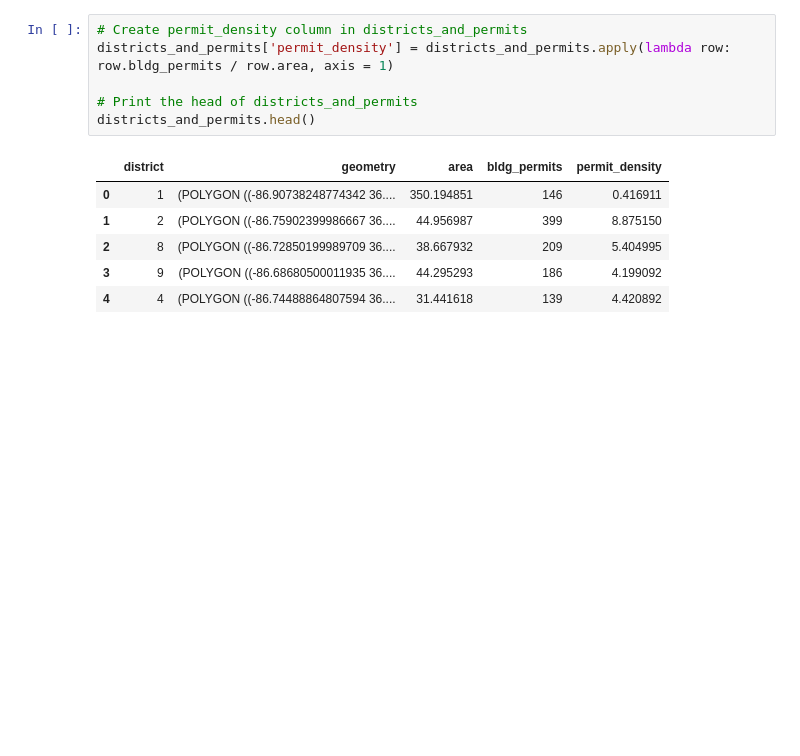
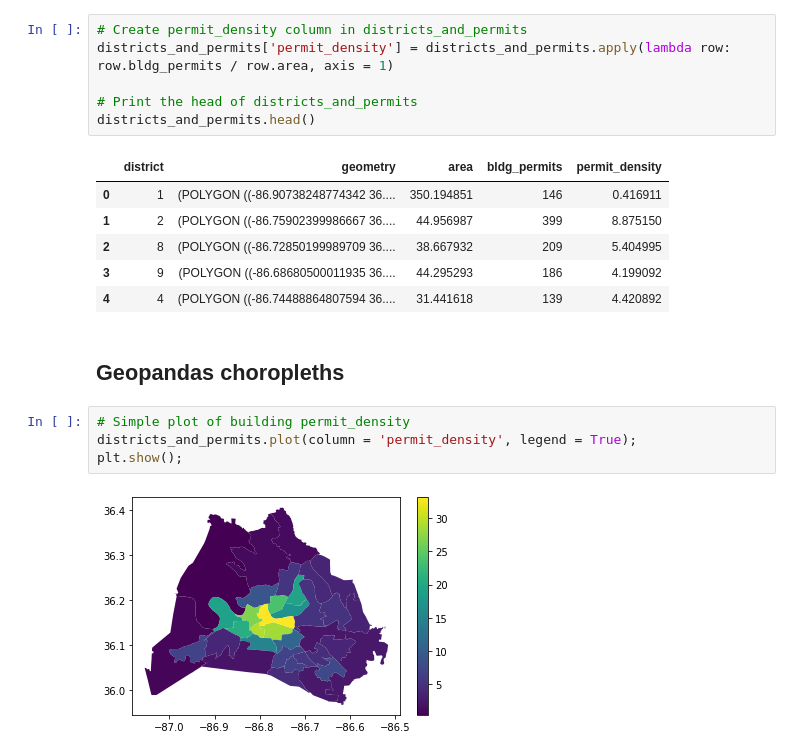
Before and after one commit to ThinNandarSoe/DataCamp, a Jupyter notebook: Visualizing Geospatial Data in Python/Chapter4.ipynb, the cells around one changed output. Drawn from its saved outputs; the diff is of its cells as text; blank space fills up the shorter version.

```diff
--- a/Visualizing Geospatial Data in Python/Chapter4.ipynb
+++ b/Visualizing Geospatial Data in Python/Chapter4.ipynb
@@ -114,3 +116,11 @@ districts_and_permits.head()
 | 2 | 8 | (POLYGON ((-86.72850199989709 36.... | 38.667932 | 209 | 5.404995 |
 | 3 | 9 | (POLYGON ((-86.68680500011935 36.... | 44.295293 | 186 | 4.199092 |
 | 4 | 4 | (POLYGON ((-86.74488864807594 36.... | 31.441618 | 139 | 4.420892 |
+# %% [markdown]
+## Geopandas choropleths
+# %%
+# Simple plot of building permit_density
+districts_and_permits.plot(column = 'permit_density', legend = True);
+plt.show();
+# %% [output]
+[figure, added]
```
Also changed, not shown: parts of 9 cells of this notebook.
